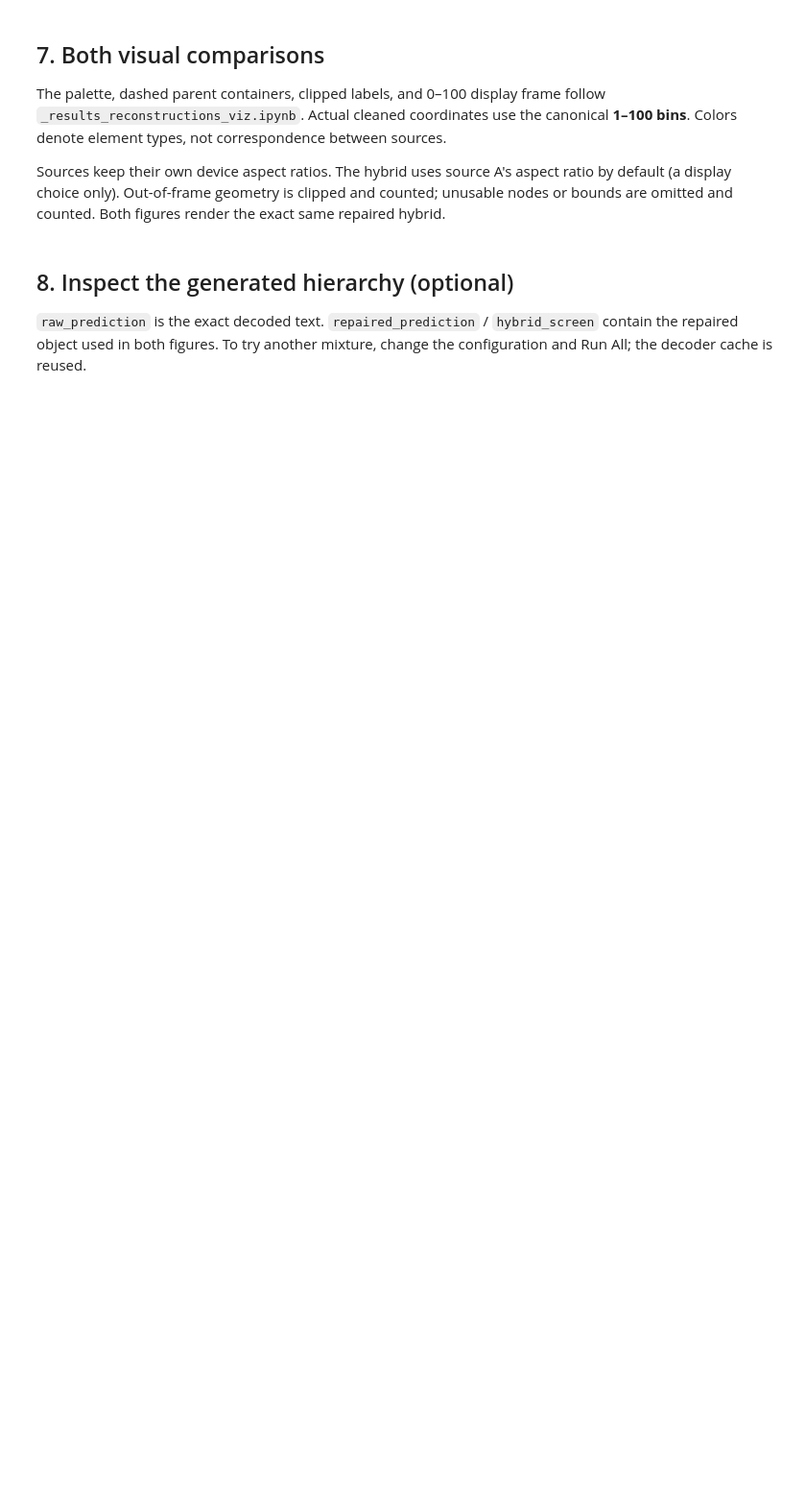
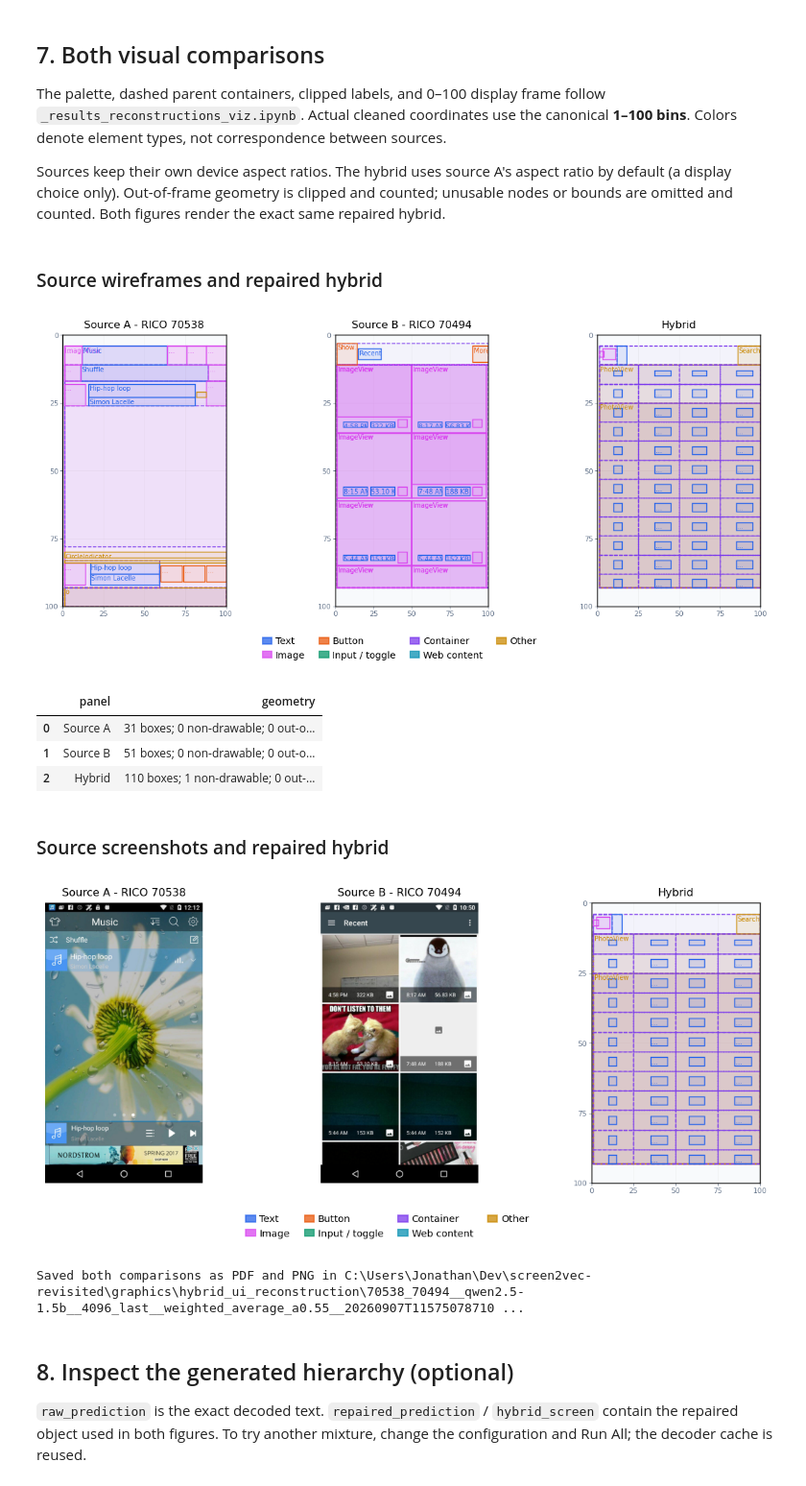
Before and after one commit to yigitBaysoyu/modernizing-screen2vec, a Jupyter notebook: _hybrid_ui_reconstruction.ipynb, the cells around one changed output. Shown at 96% size. Drawn from its saved outputs; the diff is of its cells as text; code cells hidden in the pictures; blank space fills up the shorter version.

```diff
--- a/_hybrid_ui_reconstruction.ipynb
+++ b/_hybrid_ui_reconstruction.ipynb
@@ -493,35 +507,45 @@ def comparison_figure(mode):
             if mode == "wireframes":
                 notes.append(draw_wireframe(ax, source["gt"], source["aspect"], title))
             else:
                 ax.imshow(source["screenshot"])
                 ax.set_title(title)
                 ax.axis("off")
         notes.append(draw_wireframe(axes[2], hybrid_screen, hybrid_display_aspect(),
-                                    "Hybrid - repaired reconstruction"))
-        fig.suptitle(f"{MODEL_SLUG} | {embedding_name} | {operation_label}", fontsize=10, y=0.97)
+                                    "Hybrid"))
+        #fig.suptitle(f"{MODEL_SLUG} | {embedding_name} | {operation_label}", fontsize=10, y=0.97)
         legend = [Patch(facecolor=color, edgecolor=color, alpha=0.75, label=name)
                   for name, color in PALETTE.items()]
         fig.legend(handles=legend, loc="lower center", ncol=4, frameon=False,
                    fontsize=8, bbox_to_anchor=(0.5, 0.015), handlelength=1,
                    handletextpad=0.4, columnspacing=1.5)
         fig.subplots_adjust(left=0.045, right=0.985, top=0.85, bottom=0.17, wspace=0.24)
         if run_dir is not None:
             for extension in ("pdf", "png"):
                 fig.savefig(run_dir / f"{mode}.{extension}", dpi=200)
         plt.show()
         plt.close(fig)
     return notes
 
 if hybrid_screen is None:
     raise ValueError("The repaired output is not a screen object. Inspect the saved raw text, "
                      "check the selected checkpoint, or increase MAX_NEW_TOKENS and rerun.")
 display(Markdown("### Source wireframes and repaired hybrid"))
 wireframe_notes = comparison_figure("wireframes")
 display(pd.DataFrame({"panel": ["Source A", "Source B", "Hybrid"], "geometry": wireframe_notes}))
 display(Markdown("### Source screenshots and repaired hybrid"))
 comparison_figure("screenshots")
 if run_dir:
     print("Saved both comparisons as PDF and PNG in", run_dir)
+# %% [output]
+### Source wireframes and repaired hybrid
+[figure, added]
+|  | panel | geometry |
+| 0 | Source A | 31 boxes; 0 non-drawable; 0 out-o... |
+| 1 | Source B | 51 boxes; 0 non-drawable; 0 out-o... |
+| 2 | Hybrid | 110 boxes; 1 non-drawable; 0 out-... |
+### Source screenshots and repaired hybrid
+[figure, added]
+Saved both comparisons as PDF and PNG in C:\Users\Jonathan\Dev\screen2vec-revisited\graphics\hybrid_ui_reconstruction\70538_70494__qwen2.5-1.5b__4096_last__weighted_average_a0.55__20260907T11575078710 ...
 # %% [markdown]
 ## 8. Inspect the generated hierarchy (optional)
 
```
Also changed, not shown: parts of 3 cells of this notebook, 5 other files.
